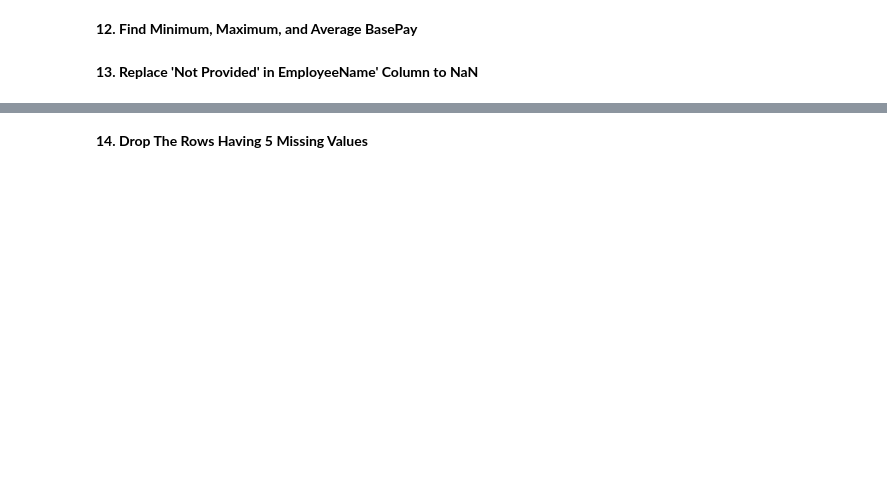
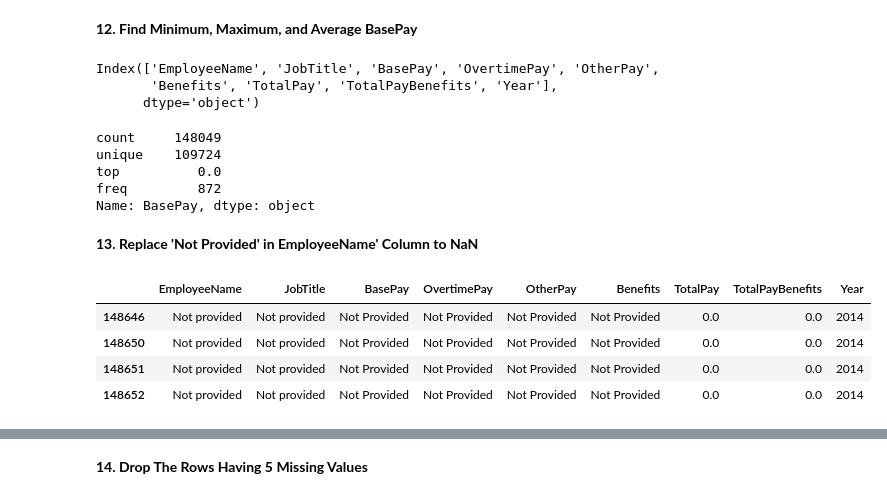
Before and after one commit to SPraveeen/pandas_warmup, a Jupyter notebook: Project-2(Case Study 2).ipynb, the cells around one changed output, grey strips where cells are left out. Saved outputs shown, nothing was run; the diff lists cells and outputs as text; code cells hidden in the pictures; blank space fills up the shorter version.

```diff
--- a/Project-2(Case Study 2).ipynb
+++ b/Project-2(Case Study 2).ipynb
@@ -118,4 +198,26 @@ data.drop
 # %% [markdown]
 **12. Find Minimum, Maximum, and Average BasePay**
+# %%
+data.columns
+# %% [output]
+Index(['EmployeeName', 'JobTitle', 'BasePay', 'OvertimePay', 'OtherPay',
+       'Benefits', 'TotalPay', 'TotalPayBenefits', 'Year'],
+      dtype='object')
+# %%
+data['BasePay'].describe()
+# %% [output]
+count     148049
+unique    109724
+top          0.0
+freq         872
+Name: BasePay, dtype: object
 # %% [markdown]
 **13. Replace 'Not Provided' in EmployeeName' Column to NaN**
+# %%
+data[data['EmployeeName']=='Not provided']
+# %% [output]
+|  | EmployeeName | JobTitle | BasePay | OvertimePay | OtherPay | Benefits | TotalPay | TotalPayBenefits | Year |
+| 148646 | Not provided | Not provided | Not Provided | Not Provided | Not Provided | Not Provided | 0.0 | 0.0 | 2014 |
+| 148650 | Not provided | Not provided | Not Provided | Not Provided | Not Provided | Not Provided | 0.0 | 0.0 | 2014 |
+| 148651 | Not provided | Not provided | Not Provided | Not Provided | Not Provided | Not Provided | 0.0 | 0.0 | 2014 |
+| 148652 | Not provided | Not provided | Not Provided | Not Provided | Not Provided | Not Provided | 0.0 | 0.0 | 2014 |
```
Also changed, not shown: parts of 24 cells of this notebook, 1 other file.
